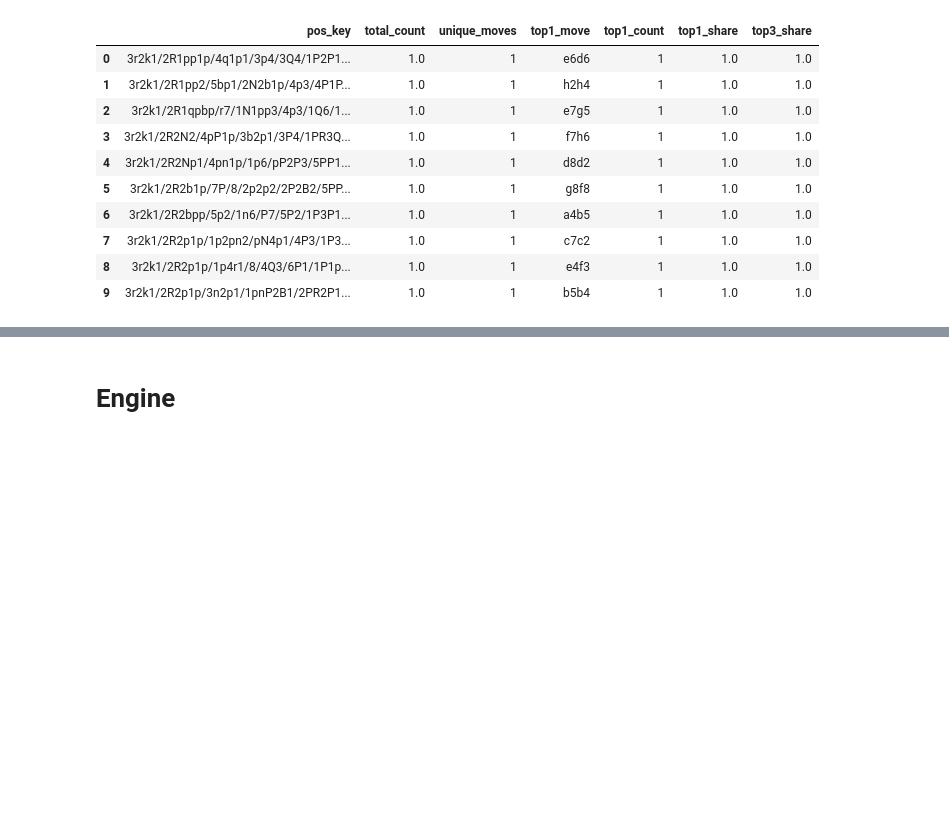
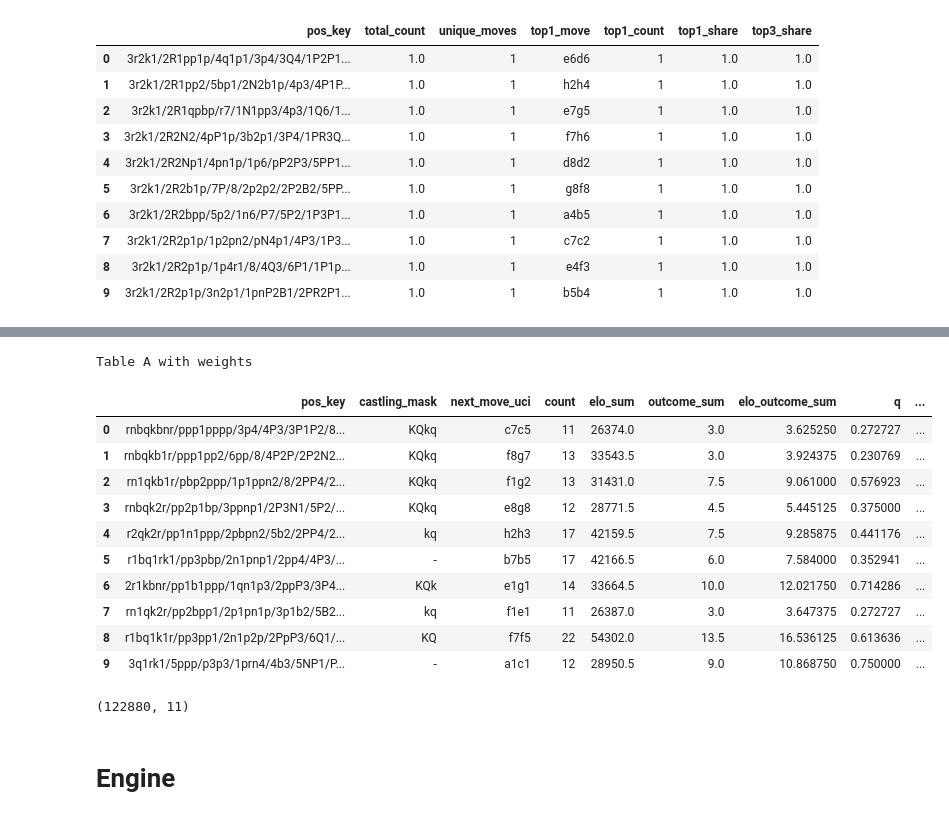
Before and after one commit to marjanbho/HowestProject, a Jupyter notebook: HowestProject_Recommendation_Engine.ipynb, the cells around one changed output, grey strips where cells are left out. Drawn from its saved outputs; the diff is of its cells as text; code cells hidden in the pictures; blank space fills up the shorter version.

```diff
--- a/HowestProject_Recommendation_Engine.ipynb
+++ b/HowestProject_Recommendation_Engine.ipynb
@@ -863,3 +1221,24 @@ table.to_pandas().groupby('total_count').size()
+# %%
+print("\nTable A with weights")
+pf = pq.ParquetFile(A_FINAL_DIR / "tableA_min10_with_w.parquet")
+table = pf.read_row_group(0)
+display(table.to_pandas().head(10))
+
+table.shape
+# %% [output]
+Table A with weights
+|  | pos_key | castling_mask | next_move_uci | count | elo_sum | outcome_sum | elo_outcome_sum | q | ... |
+| 0 | rnbqkbnr/ppp1pppp/3p4/4P3/3P1P2/8... | KQkq | c7c5 | 11 | 26374.0 | 3.0 | 3.625250 | 0.272727 | ... |
+| 1 | rnbqkb1r/ppp1pp2/6pp/8/4P2P/2P2N2... | KQkq | f8g7 | 13 | 33543.5 | 3.0 | 3.924375 | 0.230769 | ... |
+| 2 | rn1qkb1r/pbp2ppp/1p1ppn2/8/2PP4/2... | KQkq | f1g2 | 13 | 31431.0 | 7.5 | 9.061000 | 0.576923 | ... |
+| 3 | rnbqk2r/pp2p1bp/3ppnp1/2P3N1/5P2/... | KQkq | e8g8 | 12 | 28771.5 | 4.5 | 5.445125 | 0.375000 | ... |
+| 4 | r2qk2r/pp1n1ppp/2pbpn2/5b2/2PP4/2... | kq | h2h3 | 17 | 42159.5 | 7.5 | 9.285875 | 0.441176 | ... |
+| 5 | r1bq1rk1/pp3pbp/2n1pnp1/2pp4/4P3/... | - | b7b5 | 17 | 42166.5 | 6.0 | 7.584000 | 0.352941 | ... |
+| 6 | 2r1kbnr/pp1b1ppp/1qn1p3/2ppP3/3P4... | KQk | e1g1 | 14 | 33664.5 | 10.0 | 12.021750 | 0.714286 | ... |
+| 7 | rn1qk2r/pp2bpp1/2p1pn1p/3p1b2/5B2... | kq | f1e1 | 11 | 26387.0 | 3.0 | 3.647375 | 0.272727 | ... |
+| 8 | r1bq1k1r/pp3pp1/2n1p2p/2PpP3/6Q1/... | KQ | f7f5 | 22 | 54302.0 | 13.5 | 16.536125 | 0.613636 | ... |
+| 9 | 3q1rk1/5ppp/p3p3/1prn4/4b3/5NP1/P... | - | a1c1 | 12 | 28950.5 | 9.0 | 10.868750 | 0.750000 | ... |
+(122880, 11)
 # %% [markdown]
 # Engine
 # %%
```
Also changed, not shown: parts of 13 cells of this notebook.
